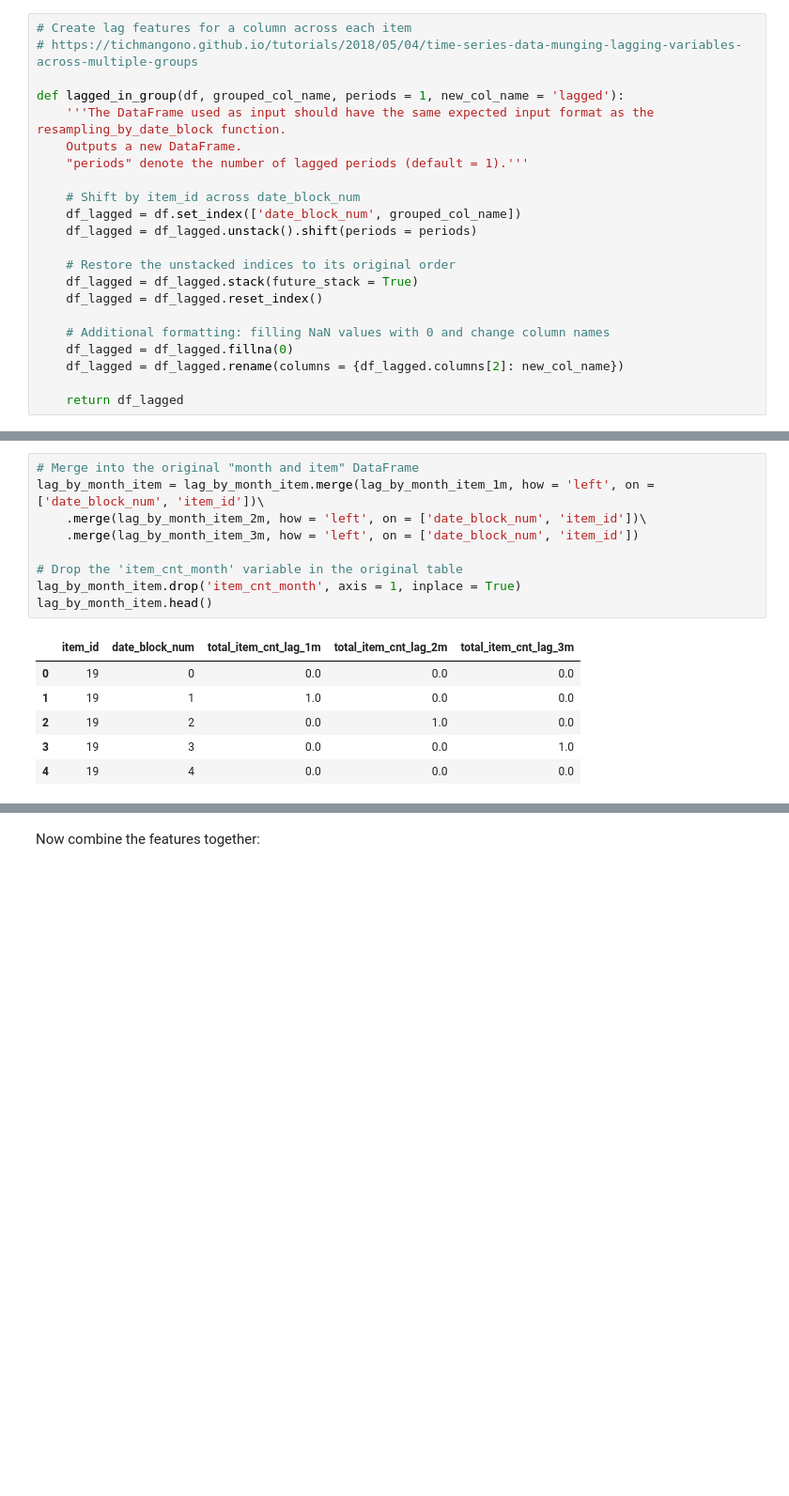
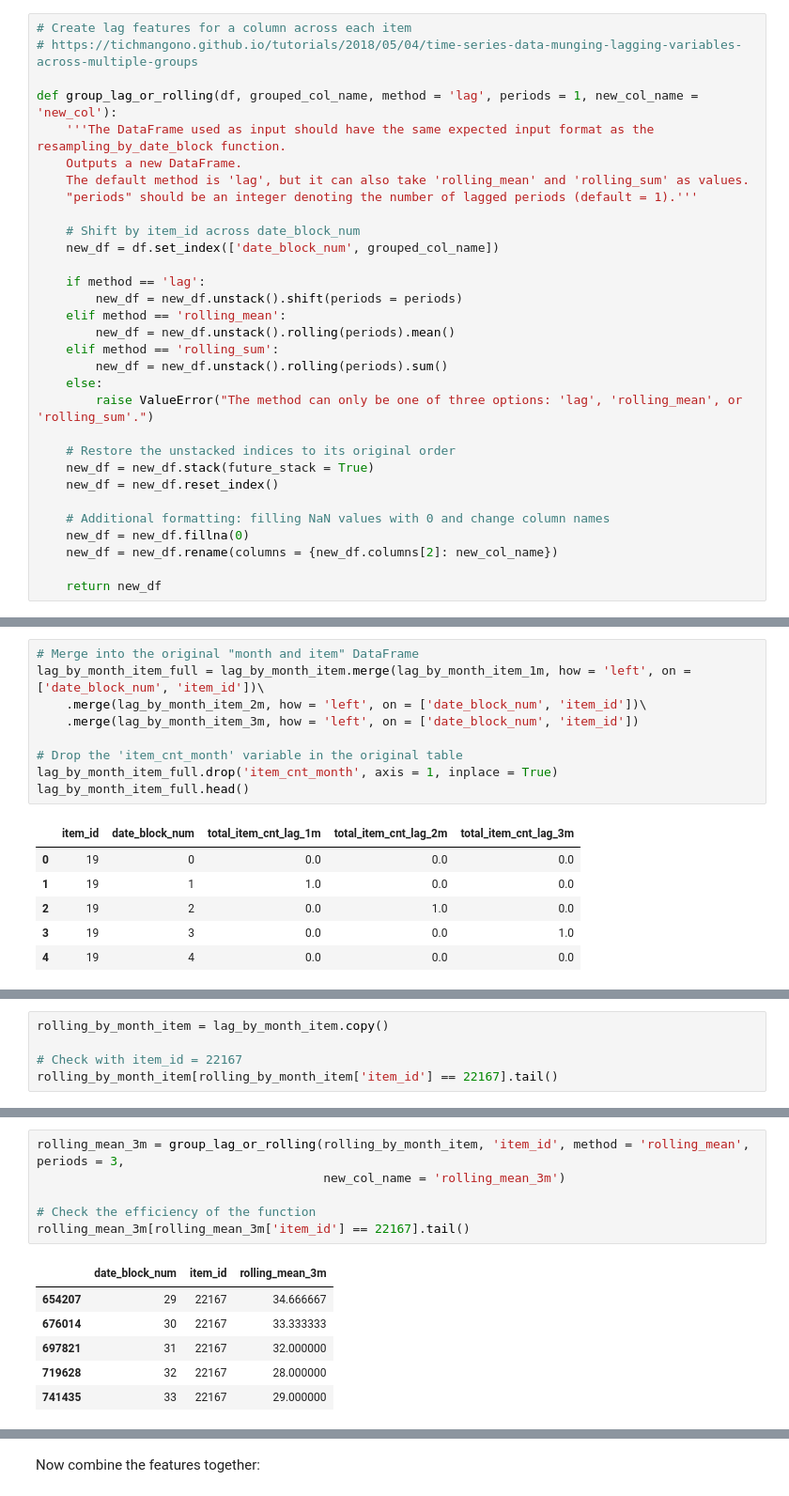
Before and after one commit to thaianle/future-sales-prediction, a Jupyter notebook: 02_modeling.ipynb, the cells around one changed output, grey strips where cells are left out. Shown at 94% size. Saved outputs shown, nothing was run; the diff lists cells and outputs as text; blank space fills up the shorter version.

Commit message:
Add 3-month rolling features (lagged by 1 months)

```diff
--- a/02_modeling.ipynb
+++ b/02_modeling.ipynb
@@ -842,24 +842,33 @@ def resampling_by_date_block(df, grouped_col_name):
 # Create lag features for a column across each item
 # https://tichmangono.github.io/tutorials/2018/05/04/time-series-data-munging-lagging-variables-across-multiple-groups
 
-def lagged_in_group(df, grouped_col_name, periods = 1, new_col_name = 'lagged'):
+def group_lag_or_rolling(df, grouped_col_name, method = 'lag', periods = 1, new_col_name = 'new_col'):
     '''The DataFrame used as input should have the same expected input format as the resampling_by_date_block function.
     Outputs a new DataFrame.
-    "periods" denote the number of lagged periods (default = 1).'''
+    The default method is 'lag', but it can also take 'rolling_mean' and 'rolling_sum' as values.
+    "periods" should be an integer denoting the number of lagged periods (default = 1).'''
 
     # Shift by item_id across date_block_num
-    df_lagged = df.set_index(['date_block_num', grouped_col_name])
-    df_lagged = df_lagged.unstack().shift(periods = periods)
+    new_df = df.set_index(['date_block_num', grouped_col_name])
+
+    if method == 'lag':
+        new_df = new_df.unstack().shift(periods = periods)
+    elif method == 'rolling_mean':
+        new_df = new_df.unstack().rolling(periods).mean()
+    elif method == 'rolling_sum':
+        new_df = new_df.unstack().rolling(periods).sum()
+    else:
+        raise ValueError("The method can only be one of three options: 'lag', 'rolling_mean', or 'rolling_sum'.")
 
     # Restore the unstacked indices to its original order
-    df_lagged = df_lagged.stack(future_stack = True)
-    df_lagged = df_lagged.reset_index()
+    new_df = new_df.stack(future_stack = True)
+    new_df = new_df.reset_index()
 
     # Additional formatting: filling NaN values with 0 and change column names
-    df_lagged = df_lagged.fillna(0)
-    df_lagged = df_lagged.rename(columns = {df_lagged.columns[2]: new_col_name})
+    new_df = new_df.fillna(0)
+    new_df = new_df.rename(columns = {new_df.columns[2]: new_col_name})
 
-    return df_lagged
+    return new_df
 # %%
 lag_by_month_item = lag_by_month[['date_block_num', 'item_id', 'item_cnt_month']]\
     .groupby(['date_block_num', 'item_id'], as_index = False).sum()
@@ -908,13 +917,13 @@ lag_by_month_item_1m[lag_by_month_item_1m['item_id'] == 22167].tail()
 | 741435 | 33 | 22167 | 21.0 |
 # %%
 # Merge into the original "month and item" DataFrame
-lag_by_month_item = lag_by_month_item.merge(lag_by_month_item_1m, how = 'left', on = ['date_block_num', 'item_id'])\
+lag_by_month_item_full = lag_by_month_item.merge(lag_by_month_item_1m, how = 'left', on = ['date_block_num', 'item_id'])\
     .merge(lag_by_month_item_2m, how = 'left', on = ['date_block_num', 'item_id'])\
     .merge(lag_by_month_item_3m, how = 'left', on = ['date_block_num', 'item_id'])
 
 # Drop the 'item_cnt_month' variable in the original table
-lag_by_month_item.drop('item_cnt_month', axis = 1, inplace = True)
-lag_by_month_item.head()
+lag_by_month_item_full.drop('item_cnt_month', axis = 1, inplace = True)
+lag_by_month_item_full.head()
 # %% [output]
 |  | item_id | date_block_num | total_item_cnt_lag_1m | total_item_cnt_lag_2m | total_item_cnt_lag_3m |
 | 0 | 19 | 0 | 0.0 | 0.0 | 0.0 |
@@ -924,0 +936,5 @@ lag_by_month_item.head()
+# %%
+rolling_by_month_item = lag_by_month_item.copy()
+
+# Check with item_id = 22167
+rolling_by_month_item[rolling_by_month_item['item_id'] == 22167].tail()
@@ -924,0 +948,13 @@ lag_by_month_item.head()
+# %%
+rolling_mean_3m = group_lag_or_rolling(rolling_by_month_item, 'item_id', method = 'rolling_mean', periods = 3,
+                                       new_col_name = 'rolling_mean_3m')
+
+# Check the efficiency of the function
+rolling_mean_3m[rolling_mean_3m['item_id'] == 22167].tail()
+# %% [output]
+|  | date_block_num | item_id | rolling_mean_3m |
+| 654207 | 29 | 22167 | 34.666667 |
+| 676014 | 30 | 22167 | 33.333333 |
+| 697821 | 31 | 22167 | 32.000000 |
+| 719628 | 32 | 22167 | 28.000000 |
+| 741435 | 33 | 22167 | 29.000000 |
```
Also changed, not shown: parts of 8 cells of this notebook.
